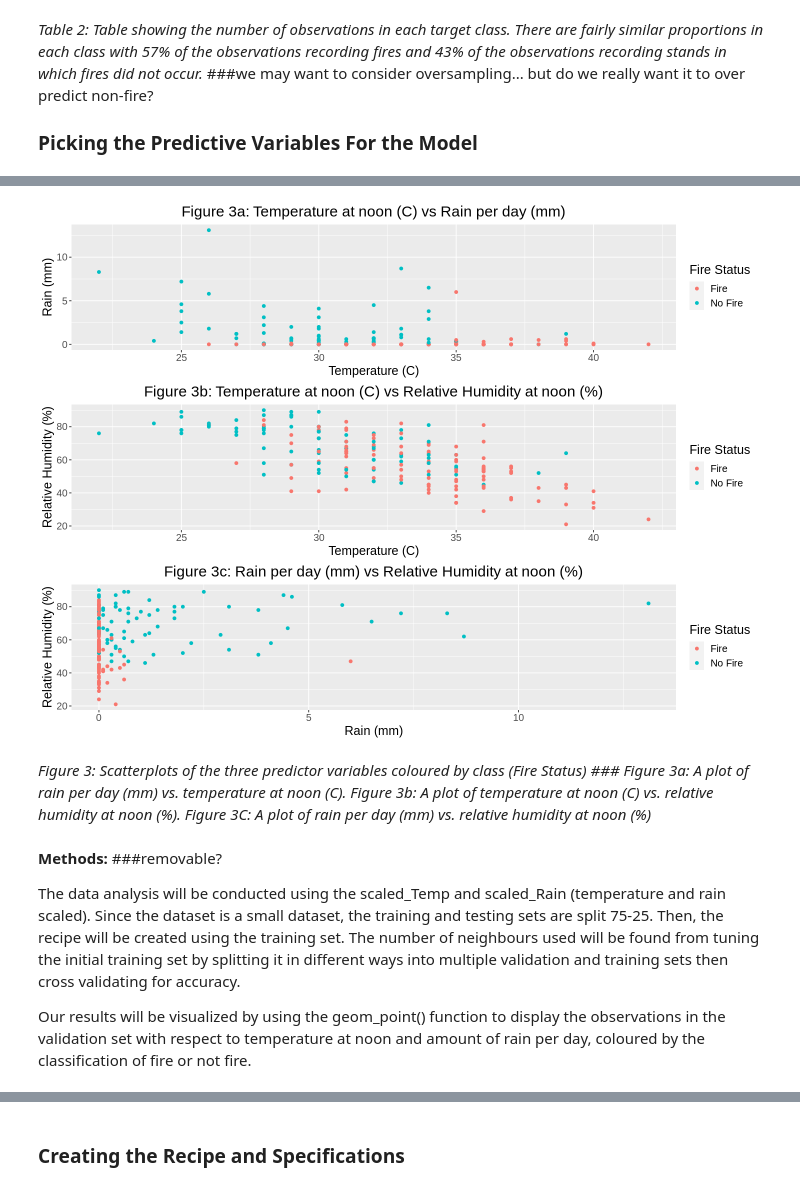
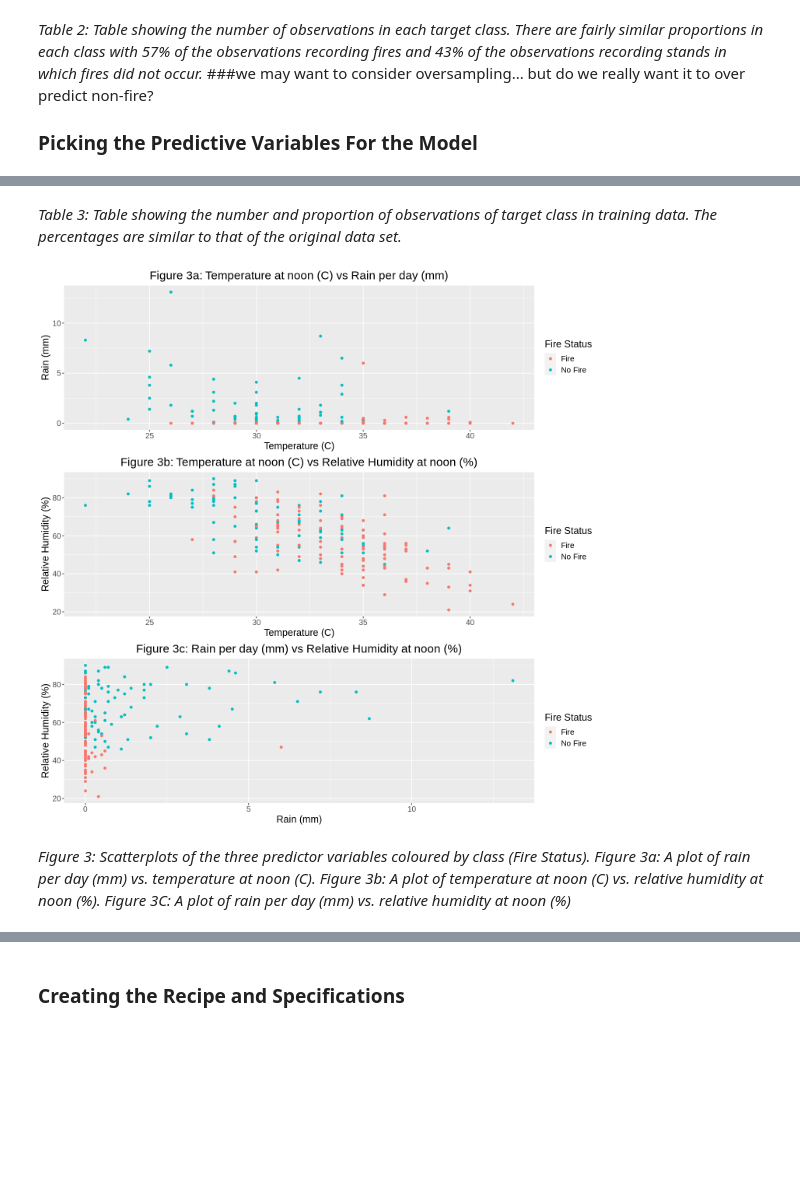
Before and after one commit to deckyblue/DSCI100_Final_Project, a Jupyter notebook: DSCI_project.ipynb, the cells around one changed output, grey strips where cells are left out. Drawn from its saved outputs; the diff is of its cells as text; code cells hidden in the pictures; blank space fills up the shorter version.

```diff
--- a/DSCI_project.ipynb
+++ b/DSCI_project.ipynb
@@ -118,0 +139,4 @@ A tibble: 6 × 11
+# %%
+forest_fire <- forest_fire_original %>%
+  select(Temperature, RH, Rain, Ws, Class)
+head(forest_fire)
@@ -220,3 +204,5 @@ A tibble: 2 × 2
+# %% [markdown]
+*Table 3: Table showing the number and proportion of observations of target class in training data. The percentages are similar to that of the original data set.*
 # %%
 #scale the variables
 # forest_fire_train_scaled <- forest_fire_train %>%
@@ -248,48 +234,40 @@ A tibble: 2 × 2
 
 # wildfire_means
 # %%
-options(repr.plot.width = 12, repr.plot.height = 9)
+options(repr.plot.width = 12, repr.plot.height = 12)
 
 temperature_rain_plot <- ggplot(forest_fire_train, aes(x = Temperature, y = Rain, colour = Class)) + #training set, not whole dataset
   geom_point() +
   labs(x = "Temperature (C)", y = "Rain (mm)", colour = "Fire Status") +
   ggtitle("Figure 3a: Temperature at noon (C) vs Rain per day (mm)") +
   theme(plot.title = element_text(hjust = 0.5)) +
   theme(text = element_text(size = 15)) +
   scale_color_discrete(labels = c("Fire", "No Fire", "Unknown")) #no unknowns though
 # temperature_rain_plot
 
 temperature_relative_humidity_plot <- ggplot(forest_fire_train, aes(x = Temperature, y = RH, colour = Class)) + #training set, not whole dataset
   geom_point() +
   labs(x = "Temperature (C)", y = "Relative Humidity (%)", colour = "Fire Status") +
   ggtitle("Figure 3b: Temperature at noon (C) vs Relative Humidity at noon (%)") +
   theme(plot.title = element_text(hjust = 0.5)) +
   theme(text = element_text(size = 15)) +
   scale_color_discrete(labels = c("Fire", "No Fire", "Unknown"))
 # temperature_relative_humidity_plot
 
 rain_relative_humidity_plot <- ggplot(forest_fire_train, aes(x = Rain, y = RH, colour = Class)) + #training set, not whole dataset
   geom_point() +
   labs(x = "Rain (mm)", y = "Relative Humidity (%)", colour = "Fire Status") +
   ggtitle("Figure 3c: Rain per day (mm) vs Relative Humidity at noon (%)") +
   theme(plot.title = element_text(hjust = 0.5)) +
   theme(text = element_text(size = 15)) +
   scale_color_discrete(labels = c("Fire", "No Fire", "Unknown"))
 # rain_relative_humidity_plot
 
 #summarize training data
 #training data plot
 
-###we could make these plots side by side?
 grid.arrange(temperature_rain_plot, temperature_relative_humidity_plot, rain_relative_humidity_plot, ncol=1)
-# ?grid.arrange
 # %% [output]
-[figure, old version]
+[figure, new version]
 # %% [markdown]
-<i>Figure 3: Scatterplots of the three predictor variables coloured by class (Fire Status) ### Figure 3a: A plot of rain per day (mm) vs. temperature at noon (C). Figure 3b: A plot of temperature at noon (C) vs. relative humidity at noon (%). Figure 3C: A plot of rain per day (mm) vs. relative humidity at noon (%)</i>
+<i>Figure 3: Scatterplots of the three predictor variables coloured by class (Fire Status). Figure 3a: A plot of rain per day (mm) vs. temperature at noon (C). Figure 3b: A plot of temperature at noon (C) vs. relative humidity at noon (%). Figure 3C: A plot of rain per day (mm) vs. relative humidity at noon (%)</i>
-# %% [markdown]
-**Methods:** ###removable?
-
-The data analysis will be conducted using the scaled_Temp and scaled_Rain (temperature and rain scaled). Since the dataset is a small dataset, the training and testing sets are split 75-25. Then, the recipe will be created using the training set. The number of neighbours used will be found from tuning the initial training set by splitting it in different ways into multiple validation and training sets then cross validating for accuracy.
-
-Our results will be visualized by using the geom_point() function to display the observations in the validation set with respect to temperature at noon and amount of rain per day, coloured by the classification of fire or not fire.
```
Also changed, not shown: parts of 29 cells of this notebook.
